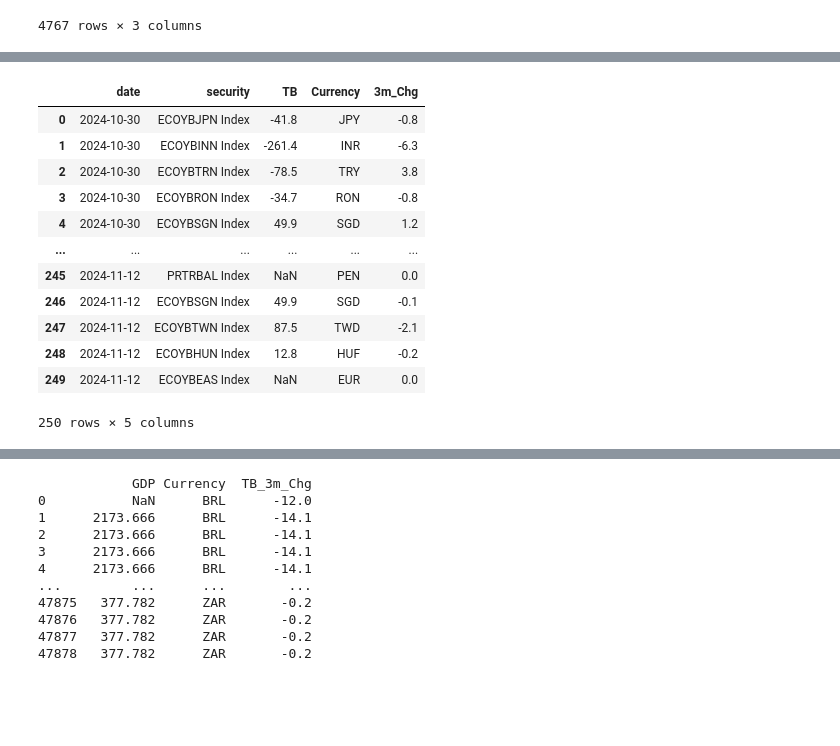
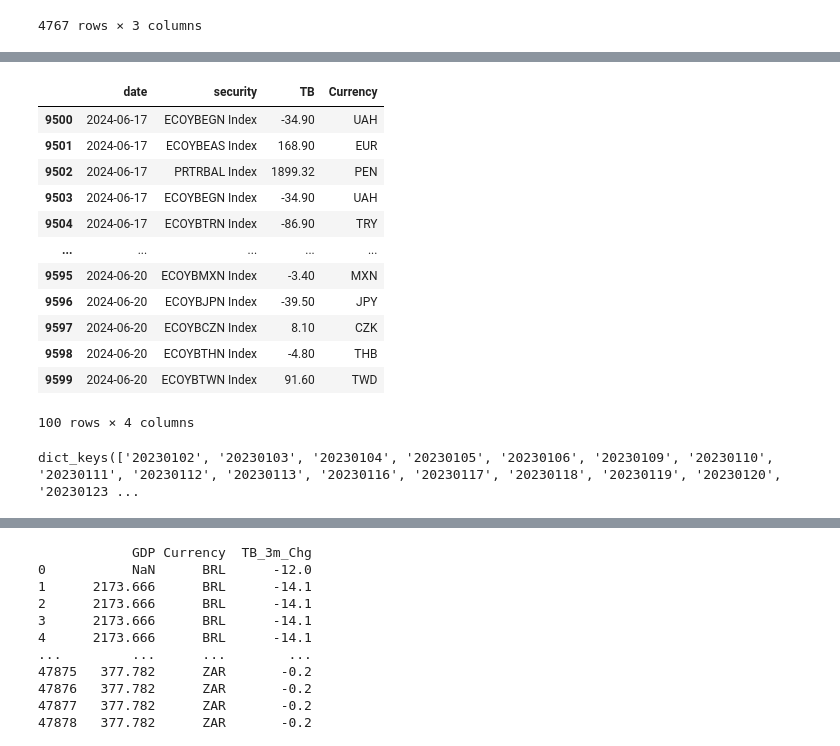
Before and after one commit to lanfeustX/Backtest, a Jupyter notebook: EMFX Backtest v2.ipynb, the cells around one changed output, grey strips where cells are left out. Cells and saved outputs as stored; diff of their text form; code cells hidden in the pictures; blank space fills up the shorter version.

```diff
--- a/EMFX Backtest v2.ipynb
+++ b/EMFX Backtest v2.ipynb
@@ -914,6 +1845,8 @@ GDP_query
 # %%
+from blp import blp
 bquery = blp.BlpQuery().start()
-
+strt_date = '20230101'
+end_date = pd.Timestamp('today').strftime('%Y%m%d')
 ###########################################################################################################################################################
 ###########################################################################################################################################################
 bquery = blp.BlpQuery().start()
@@ -942,40 +1875,19 @@ TB_query.rename(columns={'PX_LAST':'TB'}, inplace=True)
 conditions = [(TB_query['security'] == ticker) for ticker in trade_balance_tickers]
 
 TB_query['Currency'] = np.select(conditions, currencies, default=None)
-# %%
-def get_3m_chg(row):  # Now takes a row as input
-    security = row['security']
-    date = row['date']  # Get the date from the row
-
-    # Calculate EOM dates based on the row's date
-    EOM_LAST_UPDATE = (date - pd.DateOffset(months=1)).replace(day=1) + pd.DateOffset(months=2) - pd.DateOffset(days=1)
-    EOM_LAST_UPDATE_3M = (date - pd.DateOffset(months=4)).replace(day=1) + pd.DateOffset(months=2) - pd.DateOffset(days=1)
-
-    start_date = EOM_LAST_UPDATE_3M.strftime('%Y-%m-%d')
-    end_date = EOM_LAST_UPDATE.strftime('%Y-%m-%d')
-
-    try: #Use try except for error handling
-        query_text = f"get(NET_CHG(px_last(Dates=range({start_date}, {end_date}, Frq=M), Fill=PREV))) for(['{security}'])"
-        BQL_query = bquery.bql(expression=f"{query_text}")
-        return BQL_query.loc[0, 'value'] #Bloomberg returns the value in the first row
-
-    except Exception as e: # Handle exceptions during Bloomberg query
-        print(f"Error for {security} on {date}: {e}")
-        return None  # Or some other appropriate default value
-TB_query['3m_Chg'] = TB_query.apply(get_3m_chg, axis=1)
 # %%
-TB_query
+TB_query[-3000:-2900]
 # %% [output]
-|  | date | security | TB | Currency | 3m_Chg |
-| 0 | 2024-10-30 | ECOYBJPN Index | -41.8 | JPY | -0.8 |
-| 1 | 2024-10-30 | ECOYBINN Index | -261.4 | INR | -6.3 |
-| 2 | 2024-10-30 | ECOYBTRN Index | -78.5 | TRY | 3.8 |
-| 3 | 2024-10-30 | ECOYBRON Index | -34.7 | RON | -0.8 |
-| 4 | 2024-10-30 | ECOYBSGN Index | 49.9 | SGD | 1.2 |
-| ... | ... | ... | ... | ... | ... |
-| 245 | 2024-11-12 | PRTRBAL Index | NaN | PEN | 0.0 |
-| 246 | 2024-11-12 | ECOYBSGN Index | 49.9 | SGD | -0.1 |
-| 247 | 2024-11-12 | ECOYBTWN Index | 87.5 | TWD | -2.1 |
-| 248 | 2024-11-12 | ECOYBHUN Index | 12.8 | HUF | -0.2 |
-| 249 | 2024-11-12 | ECOYBEAS Index | NaN | EUR | 0.0 |
+|  | date | security | TB | Currency |
+| 9500 | 2024-06-17 | ECOYBEGN Index | -34.90 | UAH |
+| 9501 | 2024-06-17 | ECOYBEAS Index | 168.90 | EUR |
+| 9502 | 2024-06-17 | PRTRBAL Index | 1899.32 | PEN |
+| 9503 | 2024-06-17 | ECOYBEGN Index | -34.90 | UAH |
+| 9504 | 2024-06-17 | ECOYBTRN Index | -86.90 | TRY |
+| ... | ... | ... | ... | ... |
+| 9595 | 2024-06-20 | ECOYBMXN Index | -3.40 | MXN |
+| 9596 | 2024-06-20 | ECOYBJPN Index | -39.50 | JPY |
+| 9597 | 2024-06-20 | ECOYBCZN Index | 8.10 | CZK |
+| 9598 | 2024-06-20 | ECOYBTHN Index | -4.80 | THB |
+| 9599 | 2024-06-20 | ECOYBTWN Index | 91.60 | TWD |
-250 rows × 5 columns
+100 rows × 4 columns
@@ -981,0 +1931,4 @@ TB_query
+# %%
+tb_dict.keys()
+# %% [output]
+dict_keys(['20230102', '20230103', '20230104', '20230105', '20230106', '20230109', '20230110', '20230111', '20230112', '20230113', '20230116', '20230117', '20230118', '20230119', '20230120', '20230123 ...
```
Also changed, not shown: parts of 96 cells of this notebook.
